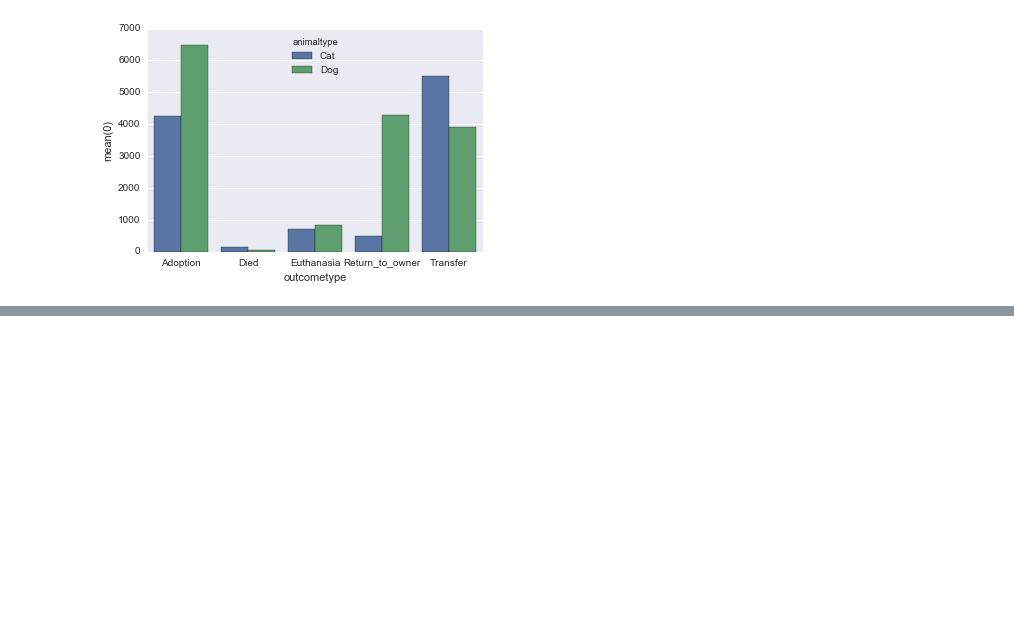
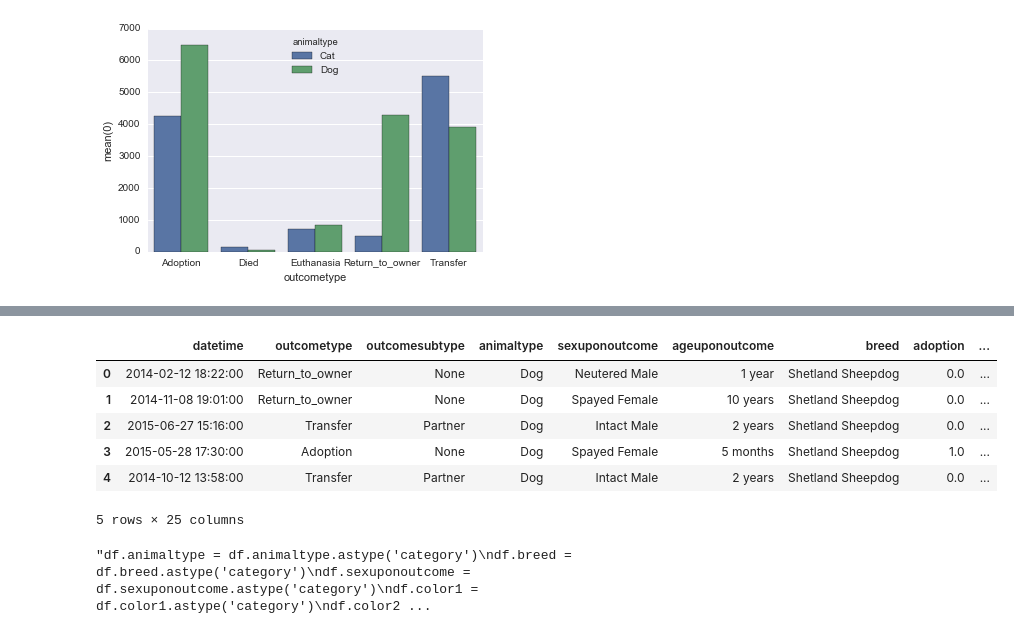
Before and after one commit to 0xSmick/springboard_code, a Jupyter notebook: kaggle/dogs_cats.ipynb, the cells around one changed output, grey strips where cells are left out. Cells and saved outputs as stored; diff of their text form; code cells hidden in the pictures; blank space fills up the shorter version.

```diff
--- a/kaggle/dogs_cats.ipynb
+++ b/kaggle/dogs_cats.ipynb
@@ -153,0 +128,49 @@ dog_breed_perc.zscore.value_counts().plot(kind='line')
+# %%
+df = df[['datetime','outcometype','outcomesubtype','animaltype_x','sexuponoutcome','ageuponoutcome','breed','color','adoption_x','died_x','euthanasia_x','return_to_owner_x','transfer_x','total','zscore','transfer_pc','adoption_pc','rto_pc','died_pc','euth_pc']]
+# %%
+df.columns = df.columns.str.replace('_x','')
+# %%
+df = df.fillna('None')
+df.color.value_counts()
+colors = pd.DataFrame(df.color.str.split('/').tolist(), columns=['color1','color2'])
+df = pd.concat([df, colors],axis=1)
+df = df.drop('color',axis=1)
+# %%
+def convert_dates(cell):
+    if 'year' in cell:
+        year = cell.split(' ')[0]
+        year = float(year)
+        year = year * 365
+        return year
+    elif 'month' in cell:
+        months = cell.split(' ')[0]
+        months = float(months)
+        months = months * 30
+        return months
+    elif 'week' in cell:
+        weeks = cell.split(' ')[0]
+        weeks = float(weeks)
+        weeks = weeks * 7
+        return weeks
+    elif 'day' in cell:
+        days = cell.split(' ')[0]
+        days = float(days)
+        return days
+    else:
+        return 0
+
+df['days_alive'] = df['ageuponoutcome'].apply(convert_dates)
+df['years_alive'] = df['days_alive']/365
+df['weeks_alive'] = df['days_alive']/52
+df['months_alive'] = df['days_alive']/12
+# %%
+df.columns = map(lambda x: x.lower(), df.columns)
+df.head()
+# %% [output]
+|  | datetime | outcometype | outcomesubtype | animaltype | sexuponoutcome | ageuponoutcome | breed | adoption | ... |
+| 0 | 2014-02-12 18:22:00 | Return_to_owner | None | Dog | Neutered Male | 1 year | Shetland Sheepdog | 0.0 | ... |
+| 1 | 2014-11-08 19:01:00 | Return_to_owner | None | Dog | Spayed Female | 10 years | Shetland Sheepdog | 0.0 | ... |
+| 2 | 2015-06-27 15:16:00 | Transfer | Partner | Dog | Intact Male | 2 years | Shetland Sheepdog | 0.0 | ... |
+| 3 | 2015-05-28 17:30:00 | Adoption | None | Dog | Spayed Female | 5 months | Shetland Sheepdog | 1.0 | ... |
+| 4 | 2014-10-12 13:58:00 | Transfer | Partner | Dog | Intact Male | 2 years | Shetland Sheepdog | 0.0 | ... |
+5 rows × 25 columns
@@ -153,0 +205,9 @@ dog_breed_perc.zscore.value_counts().plot(kind='line')
+# %%
+'''df.animaltype = df.animaltype.astype('category')
+df.breed = df.breed.astype('category')
+df.sexuponoutcome = df.sexuponoutcome.astype('category')
+df.color1 = df.color1.astype('category')
+df.color2 = df.color2.astype('category')
+'''
+# %% [output]
+"df.animaltype = df.animaltype.astype('category')\ndf.breed = df.breed.astype('category')\ndf.sexuponoutcome = df.sexuponoutcome.astype('category')\ndf.color1 = df.color1.astype('category')\ndf.color2 ...
```
Also changed, not shown: parts of 27 cells of this notebook, 1 other file.
